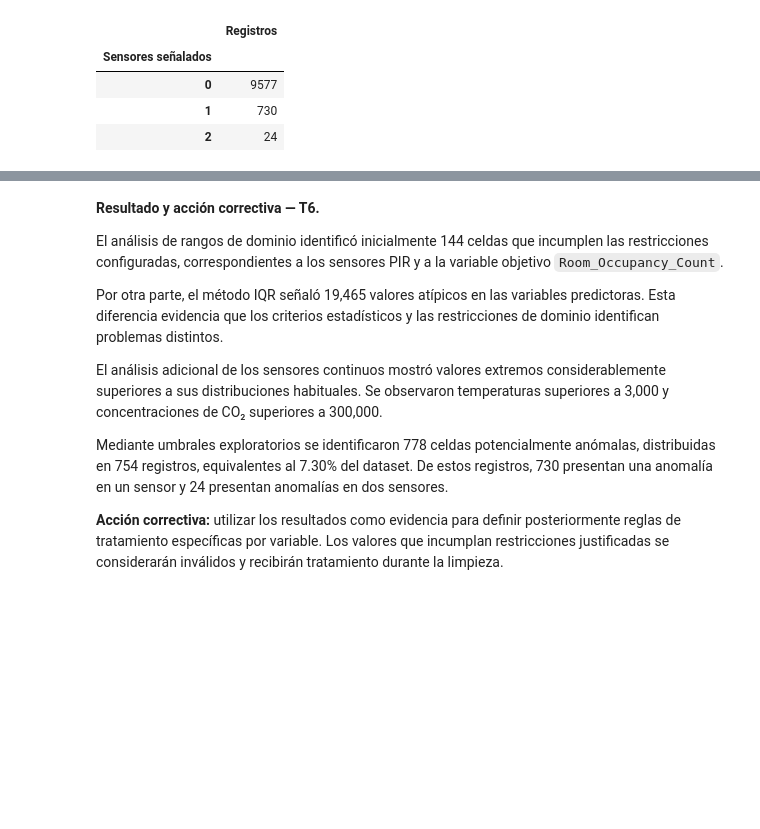
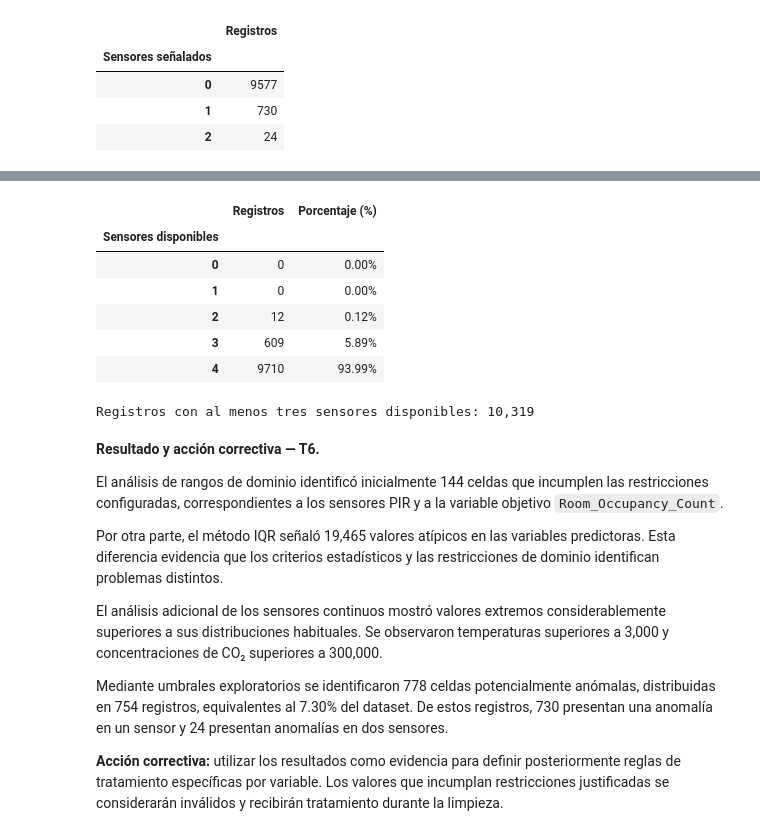
Before and after one commit to dacosgaya/-Tecnologico-de-Monterrey-MNA-Computo-en-la-nube, a Jupyter notebook: A03_A01370354.ipynb, the cells around one changed output, grey strips where cells are left out. Cells and saved outputs as stored; diff of their text form; code cells hidden in the pictures; blank space fills up the shorter version.

```diff
--- a/A03_A01370354.ipynb
+++ b/A03_A01370354.ipynb
@@ -1156,3 +1227,46 @@ Distribución de anomalías por registro:
+# %%
+
+# T6: Disponibilidad de mediciones de temperatura
+# Diagnóstico sin modificar los datos originales
+
+temperature_available = temperature_values.notna().sum(axis=1)
+
+temperature_availability = (
+    temperature_available
+    .value_counts()
+    .sort_index()
+    .reindex(range(5), fill_value=0)
+    .rename_axis("Sensores disponibles")
+    .to_frame("Registros")
+)
+
+temperature_availability["Porcentaje (%)"] = (
+    temperature_availability["Registros"]
+    / len(raw_df)
+    * 100
+)
+
+display(
+    temperature_availability.style.format({
+        "Porcentaje (%)": "{:.2f}%"
+    })
+)
+
+print(
+    "Registros con al menos tres sensores disponibles:",
+    f"{int((temperature_available >= 3).sum()):,}"
+)
+
+assert int(temperature_availability["Registros"].sum()) == len(raw_df)
+# %% [output]
+|  | Registros | Porcentaje (%) |
+| Sensores disponibles |  |  |
+| 0 | 0 | 0.00% |
+| 1 | 0 | 0.00% |
+| 2 | 12 | 0.12% |
+| 3 | 609 | 5.89% |
+| 4 | 9710 | 93.99% |
+Registros con al menos tres sensores disponibles: 10,319
 # %% [markdown]
 
 **Resultado y acción correctiva — T6.**
```
Also changed, not shown: parts of 15 cells of this notebook.
